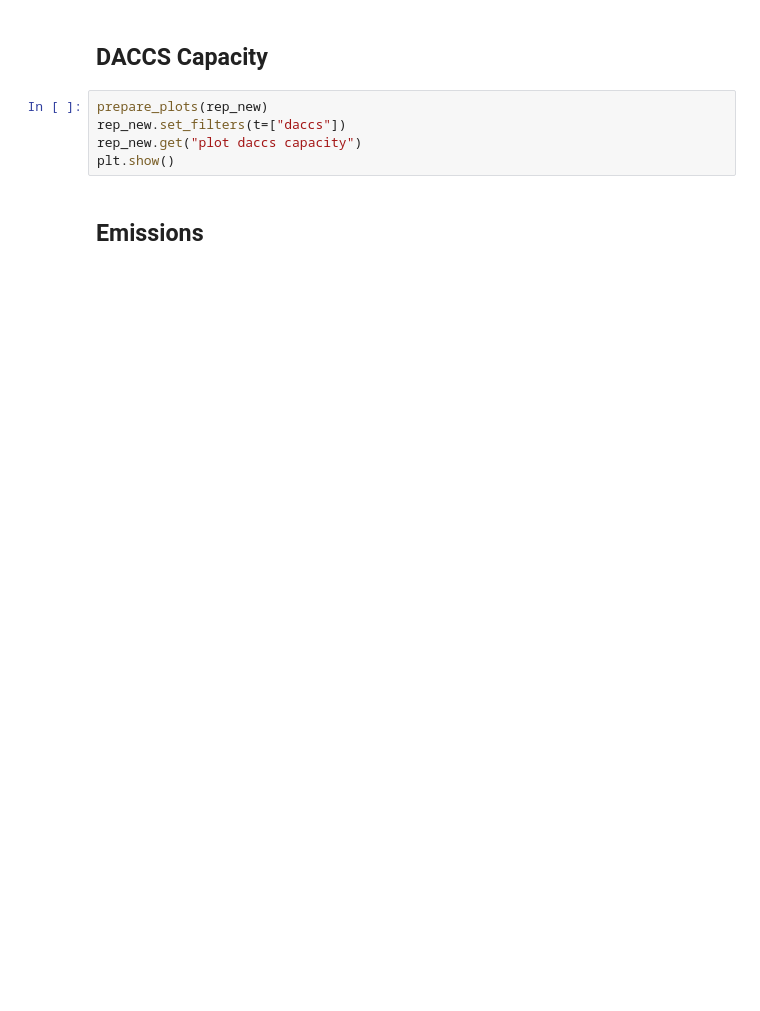
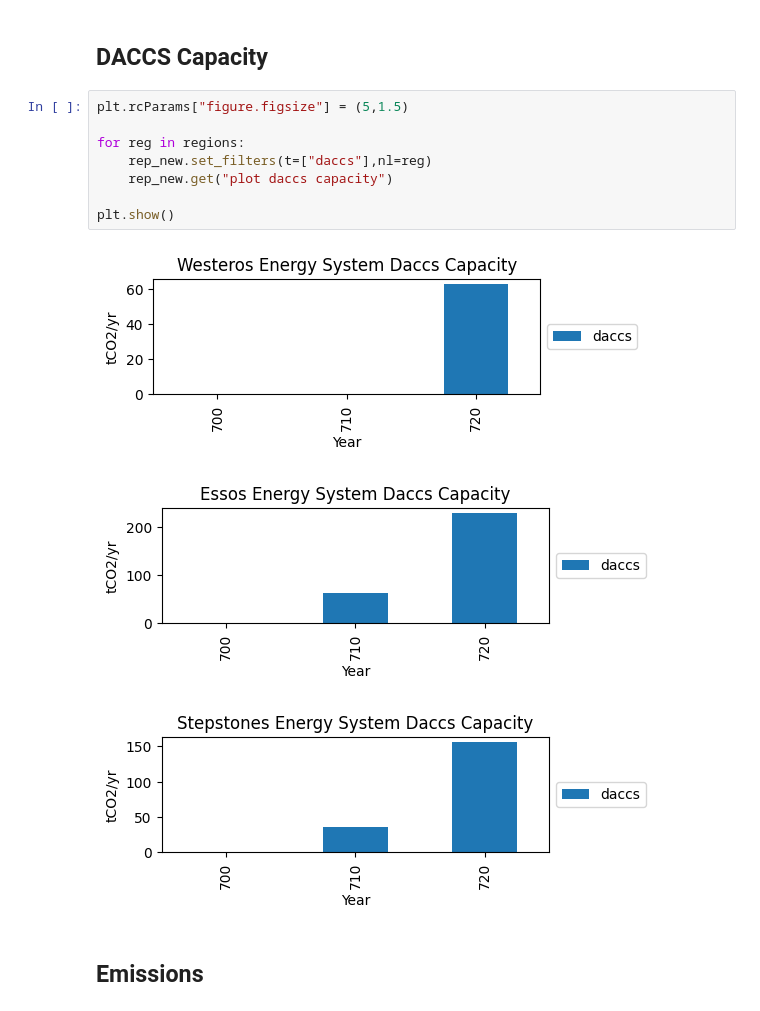
Before and after one commit to ywpratama/message_ix, a Jupyter notebook: tutorial/westeros/tutorial_add_dac/westeros_multinode_emissions_bounds_daccs-emission_factor.ipynb, the cells around one changed output. Drawn from its saved outputs; the diff is of its cells as text; blank space fills up the shorter version.

```diff
--- a/tutorial/westeros/tutorial_add_dac/westeros_multinode_emissions_bounds_daccs-emission_factor.ipynb
+++ b/tutorial/westeros/tutorial_add_dac/westeros_multinode_emissions_bounds_daccs-emission_factor.ipynb
@@ -213,10 +219,17 @@ With DACCS
 # %% [markdown]
 ## DACCS Capacity
 # %%
-prepare_plots(rep_new)
-rep_new.set_filters(t=["daccs"])
-rep_new.get("plot daccs capacity")
+plt.rcParams["figure.figsize"] = (5,1.5)
+
+for reg in regions:
+    rep_new.set_filters(t=["daccs"],nl=reg)
+    rep_new.get("plot daccs capacity")
+
 plt.show()
+# %% [output]
+[figure, added]
+[figure, added]
+[figure, added]
 # %% [markdown]
 ## Emissions
 # %%
```
Also changed, not shown: parts of 13 cells of this notebook.
